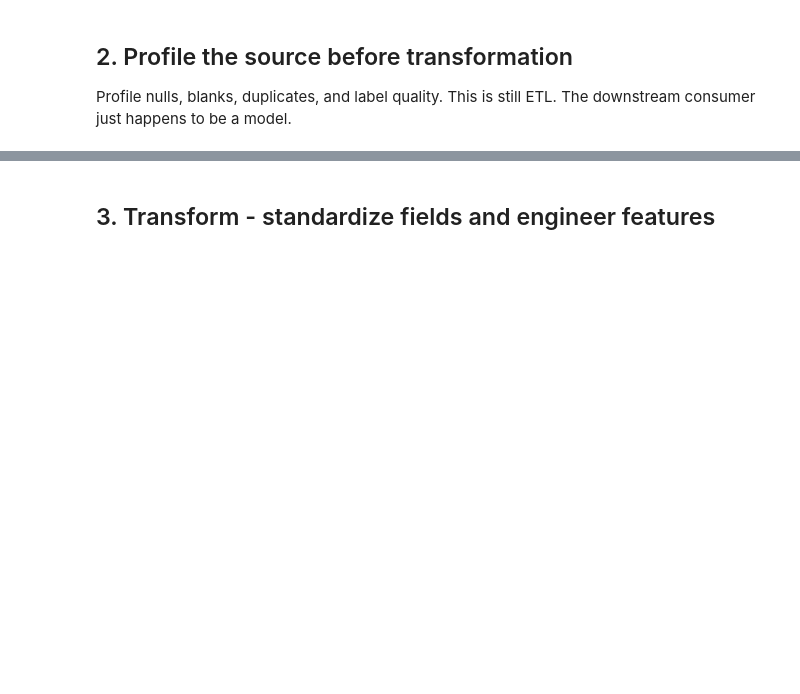
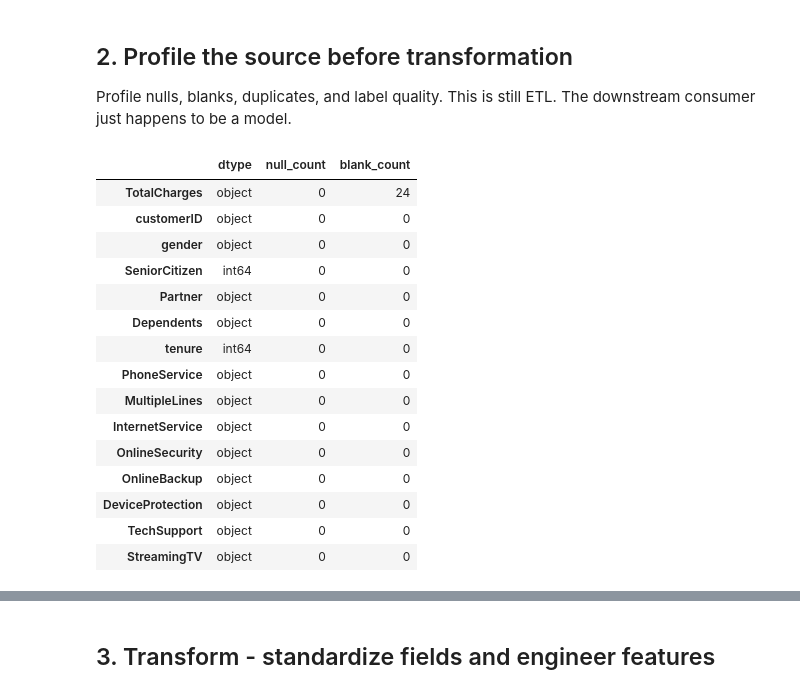
Before and after one commit to aqwertyuiop48/BITS_programming, a Jupyter notebook: module_2/week_6/use_case_3/Use_Case_3_ETL_AWS_Services_Lab.ipynb, the cells around one changed output, grey strips where cells are left out. Cells and saved outputs as stored; diff of their text form; code cells hidden in the pictures; blank space fills up the shorter version.

```diff
--- a/module_2/week_6/use_case_3/Use_Case_3_ETL_AWS_Services_Lab.ipynb
+++ b/module_2/week_6/use_case_3/Use_Case_3_ETL_AWS_Services_Lab.ipynb
@@ -36,5 +189,5 @@ print(raw_path)
 ## 1. Extract - land raw data
 In the live AWS demo, show the same file in `s3://<bucket>/churn/raw/` before reading it here locally.
 # %%
-df_raw = pd.read_csv(raw_path)
+df_raw = read_csv_aws_first(RAW_S3_URI, LOCAL_RAW_PATH)
 df_raw.head()
@@ -42,8 +204,29 @@ df_raw.head()
 ## 2. Profile the source before transformation
 Profile nulls, blanks, duplicates, and label quality. This is still ETL. The downstream consumer just happens to be a model.
 # %%
-profile = pd.DataFrame({"dtype": df_raw.dtypes.astype(str), "null_count": df_raw.isna().sum(), "blank_count": df_raw.astype(str).apply(lambda s: s.str.strip().eq("")).sum()}).sort_values(["null_count","blank_count"], ascending=False)
+profile = pd.DataFrame({
+    "dtype": df_raw.dtypes.astype(str),
+    "null_count": df_raw.isna().sum(),
+    "blank_count": df_raw.astype(str).apply(lambda s: s.str.strip().eq("")).sum()
+}).sort_values(["null_count", "blank_count"], ascending=False)
 profile.head(15)
+# %% [output]
+|  | dtype | null_count | blank_count |
+| TotalCharges | object | 0 | 24 |
+| customerID | object | 0 | 0 |
+| gender | object | 0 | 0 |
+| SeniorCitizen | int64 | 0 | 0 |
+| Partner | object | 0 | 0 |
+| Dependents | object | 0 | 0 |
+| tenure | int64 | 0 | 0 |
+| PhoneService | object | 0 | 0 |
+| MultipleLines | object | 0 | 0 |
+| InternetService | object | 0 | 0 |
+| OnlineSecurity | object | 0 | 0 |
+| OnlineBackup | object | 0 | 0 |
+| DeviceProtection | object | 0 | 0 |
+| TechSupport | object | 0 | 0 |
+| StreamingTV | object | 0 | 0 |
 # %%
 print("Duplicate customer IDs:", df_raw["customerID"].duplicated().sum())
 print(df_raw["Churn"].value_counts(dropna=False))
```
Also changed, not shown: parts of 11 cells of this notebook, 35 other files.
